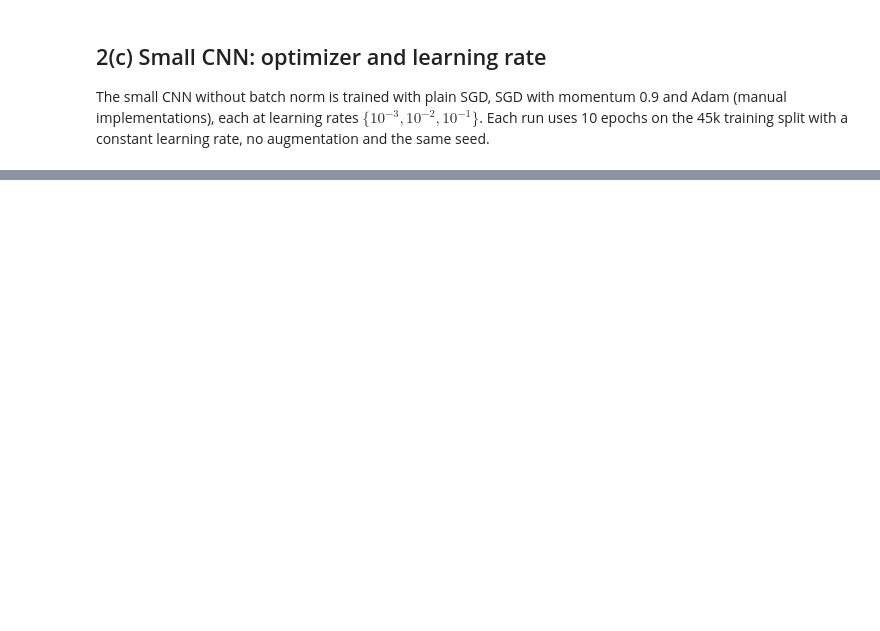
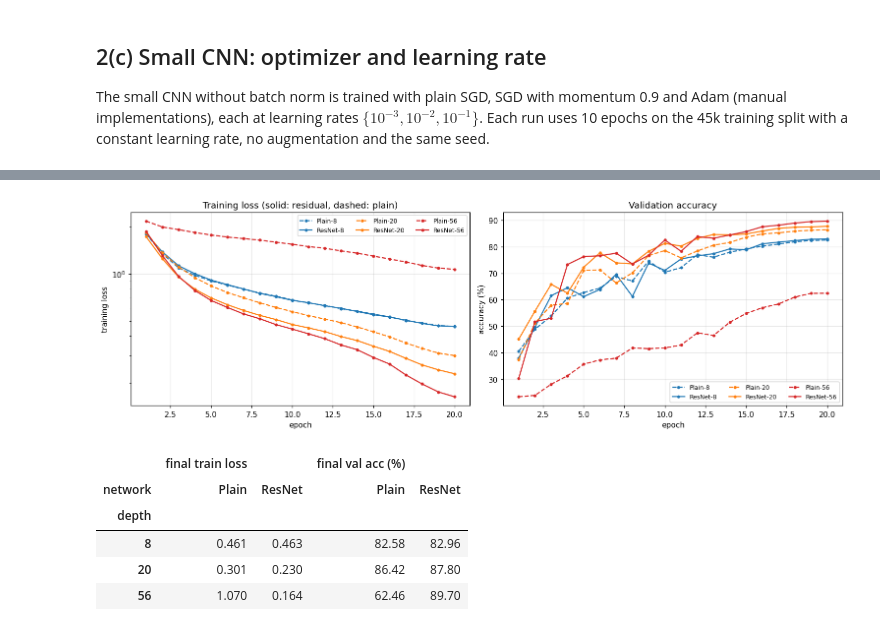
Before and after one commit to pasindudarshana/EN4554-Assignment-2-on-CNNs, a Jupyter notebook: EN4554_Assignment_2_on_CNNs.ipynb, the cells around one changed output, grey strips where cells are left out. Cells and saved outputs as stored; diff of their text form; code cells hidden in the pictures; blank space fills up the shorter version.

```diff
--- a/EN4554_Assignment_2_on_CNNs.ipynb
+++ b/EN4554_Assignment_2_on_CNNs.ipynb
@@ -581,0 +758,11 @@ print("Final validation accuracy (%)"); display(table)
+# %%
+EPOCHS_3B = 20
+res3b = {}
+for depth in (8, 20, 56):
+    for residual in (False, True):
+        name = f"{'ResNet' if residual else 'Plain'}-{depth}"
+        set_seed()
+        model = CifarNet(depth, residual).to(device)
+        opt = torch.optim.SGD(model.parameters(), lr=0.1, momentum=0.9, weight_decay=1e-4)
+        sched = torch.optim.lr_scheduler.OneCycleLR(opt, max_lr=0.1, total_steps=EPOCHS_3B * steps_per_epoch(len(X_train)), pct_start=0.15)
+        res3b[name] = train(model, opt, EPOCHS_3B, X_train, y_train, scheduler=sched, augment=flip_crop, name=name)
@@ -581,0 +787,24 @@ print("Final validation accuracy (%)"); display(table)
+# %%
+fig, ax = plt.subplots(1, 2, figsize=(14, 4.5))
+dcolor = {8: "tab:blue", 20: "tab:orange", 56: "tab:red"}
+ep = np.arange(1, EPOCHS_3B + 1)
+for name, h in res3b.items():
+    depth, style = int(name.split("-")[1]), ("-" if name.startswith("ResNet") else "--")
+    ax[0].plot(ep, h["train_loss"], style, color=dcolor[depth], marker="o", ms=3, label=name)
+    ax[1].plot(ep, np.array(h["val_acc"]) * 100, style, color=dcolor[depth], marker="o", ms=3, label=name)
+ax[0].set_yscale("log"); ax[0].set(xlabel="epoch", ylabel="training loss", title="Training loss (solid: residual, dashed: plain)")
+ax[1].set(xlabel="epoch", ylabel="accuracy (%)", title="Validation accuracy")
+ax[0].legend(ncol=3, fontsize=8); ax[1].legend(ncol=3, fontsize=8, loc="lower right")
+plt.tight_layout(); plt.show()
+
+rows = [{"depth": int(n.split("-")[1]), "network": n.split("-")[0], "final train loss": h["train_loss"][-1],
+         "final val acc (%)": h["val_acc"][-1] * 100} for n, h in res3b.items()]
+display(pd.DataFrame(rows).pivot(index="depth", columns="network").round(3))
+# %% [output]
+[figure, added]
+|  | final train loss |  | final val acc (%) |  |
+| network | Plain | ResNet | Plain | ResNet |
+| depth |  |  |  |  |
+| 8 | 0.461 | 0.463 | 82.58 | 82.96 |
+| 20 | 0.301 | 0.230 | 86.42 | 87.80 |
+| 56 | 1.070 | 0.164 | 62.46 | 89.70 |
```
Also changed, not shown: parts of 26 cells of this notebook.
